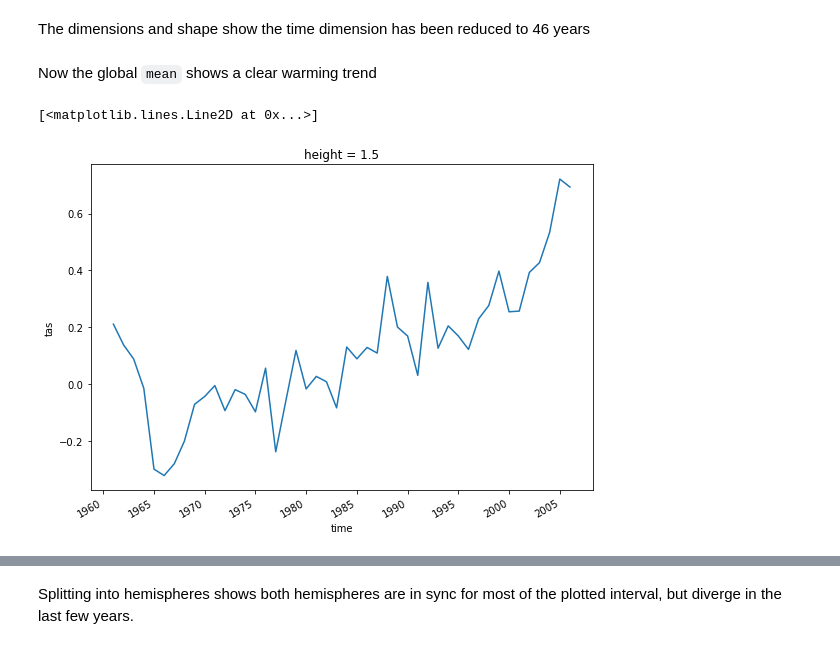
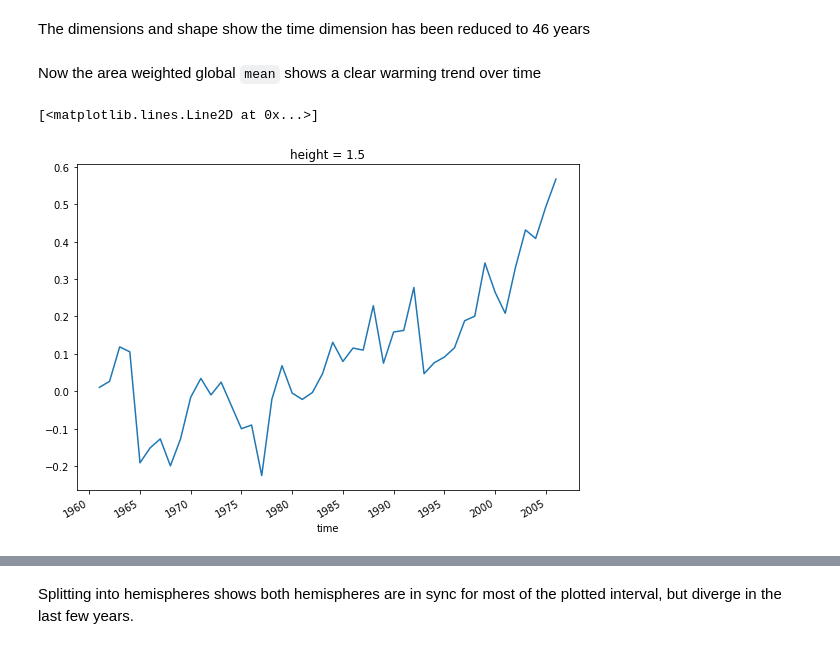
Before and after one commit to coecms-training/introduction_to_xarray, a Jupyter notebook: 5 Basic xarray - grouping and resampling in time.ipynb, the cells around one changed output, grey strips where cells are left out. Drawn from its saved outputs; the diff is of its cells as text; code cells hidden in the pictures.

```diff
--- a/5 Basic xarray - grouping and resampling in time.ipynb
+++ b/5 Basic xarray - grouping and resampling in time.ipynb
@@ -24,0 +31,3 @@ tas_anom = (tas - tas_clim)
+# %%
+areacella = xarray.open_dataset('http://dapds00.nci.org.au/thredds/dodsC/rr3/CMIP5/output1/CSIRO-BOM/ACCESS1-3/historical/fx/atmos/fx/r0i0p0/latest/areacella/areacella_fx_ACCESS1-3_historical_r0i0p0.nc').areacella
+areacella
@@ -41,10 +68,10 @@ tas_anom_yearly.dims, tas_anom_yearly.shape
 # %% [markdown]
 The dimensions and shape show the time dimension has been reduced to 46 years
 # %% [markdown]
-Now the global `mean` shows a clear warming trend
+Now the area weighted global `mean` shows a clear warming trend over time
 # %%
-tas_anom_yearly.mean(dim=('lat','lon')).plot(size=6)
+tas_anom_yearly.weighted(areacella).mean(dim=('lat','lon')).plot(size=6)
 # %% [output]
 [<matplotlib.lines.Line2D at 0x...>]
-[figure, old version]
+[figure, new version]
 # %% [markdown]
```
Also changed, not shown: parts of 14 cells of this notebook, 2 other files.
